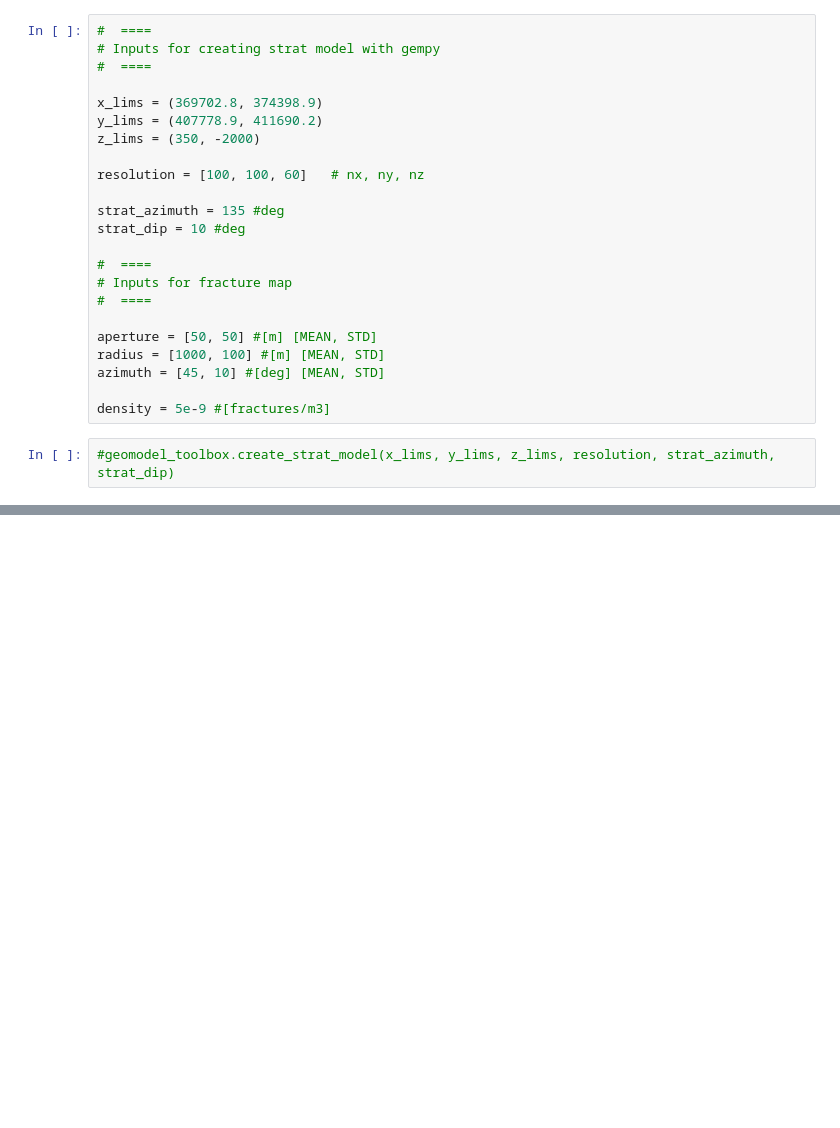
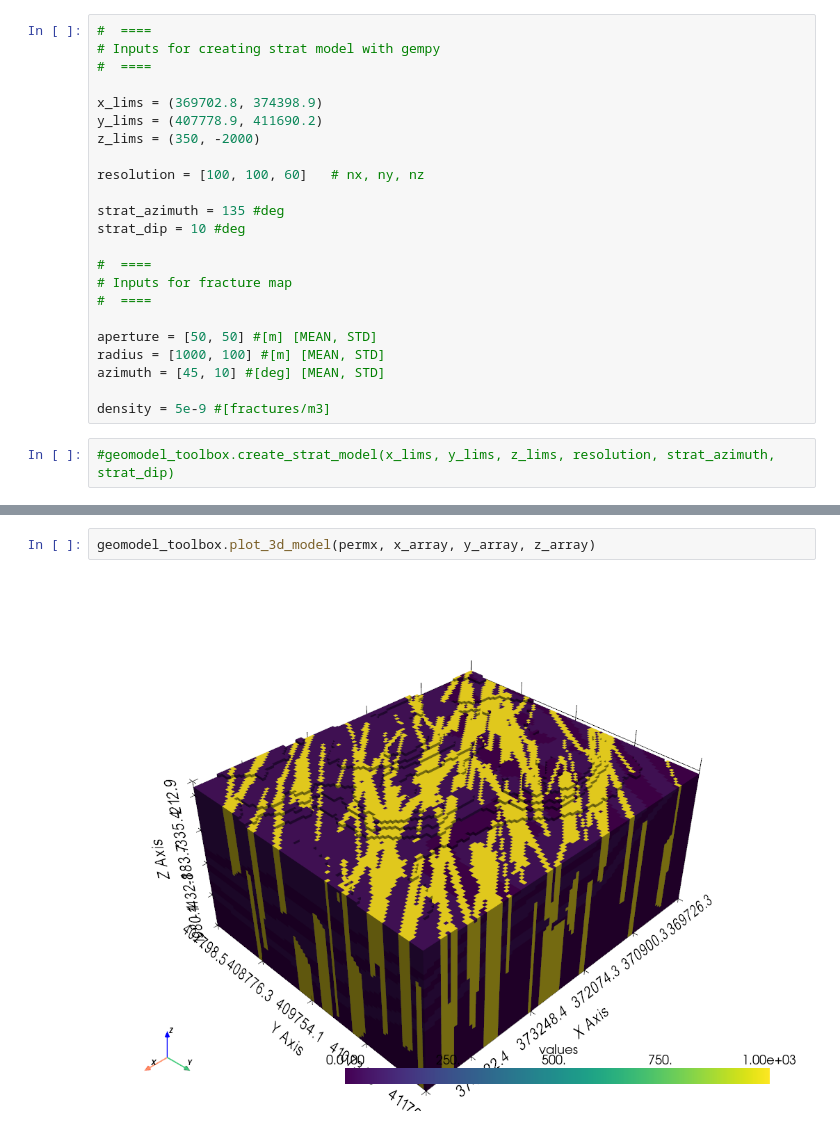
Before and after one commit to ethan-meen/MSc-Thesis, a Jupyter notebook: GeoModel/stratigraphic_model_gempy.ipynb, the cells around one changed output, grey strips where cells are left out. Drawn from its saved outputs; the diff is of its cells as text; blank space fills up the shorter version.

```diff
--- a/GeoModel/stratigraphic_model_gempy.ipynb
+++ b/GeoModel/stratigraphic_model_gempy.ipynb
@@ -50,0 +249,4 @@ Install trame for interactive backends: pip install "pyvista[jupyter]"
+# %%
+geomodel_toolbox.plot_3d_model(permx, x_array, y_array, z_array)
+# %% [output]
+[figure, added]
```
Also changed, not shown: parts of 4 cells of this notebook, 2 other files.
